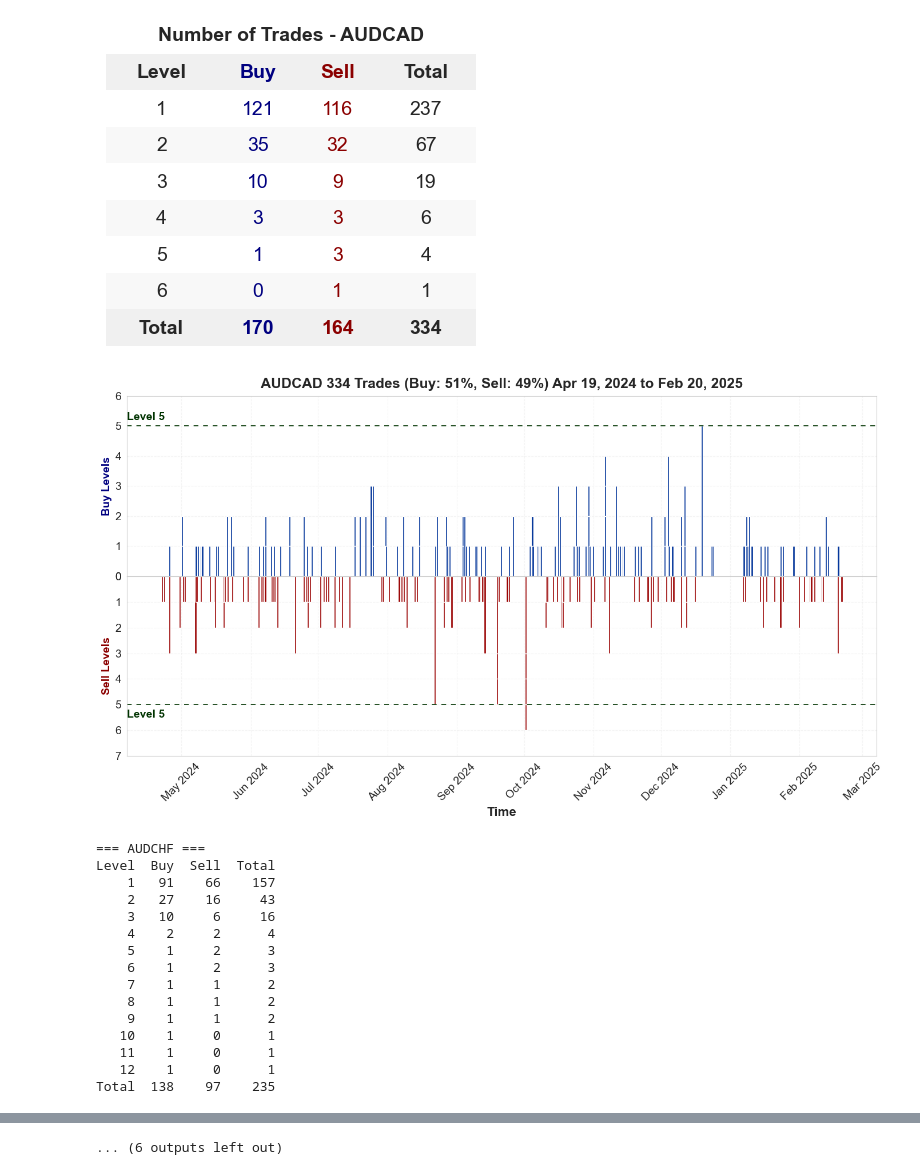
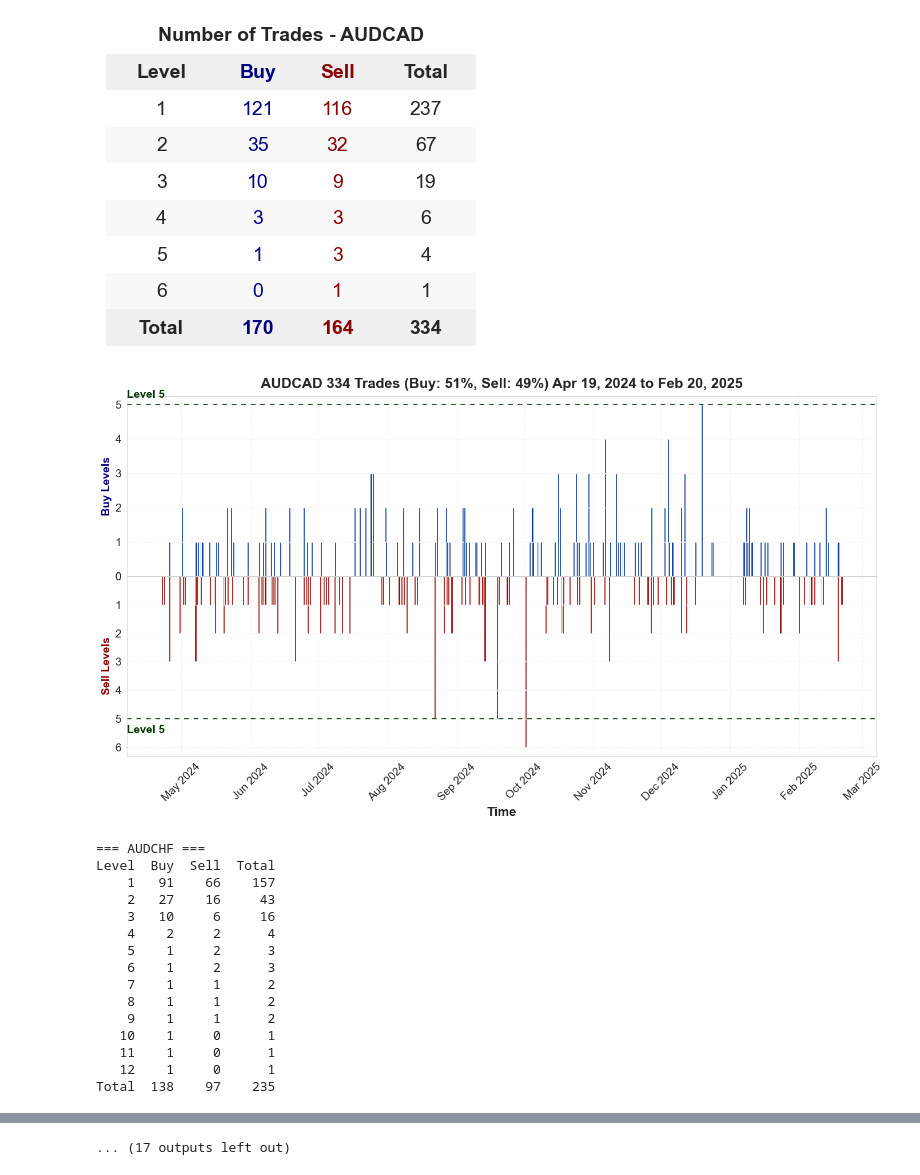
Before and after one commit to kurtdenvertorreda/Forex-Shadow-Levels-Extractor, a Jupyter notebook: Forex Shadow Levels Extractor copy.ipynb, the cells around one changed output, grey strips where cells are left out. Saved outputs shown, nothing was run; the diff lists cells and outputs as text; code cells hidden in the pictures.

Commit message:
style: add 1 level allowance spacing for graphs when plotting to have slight padding in graph

```diff
--- a/Forex Shadow Levels Extractor copy.ipynb
+++ b/Forex Shadow Levels Extractor copy.ipynb
@@ -123,6 +123,10 @@ def plot_trade_distribution(results, pair, date_range):
     buy_y = [determine_level(row['Size'], pair) for _, row in buy_trades.iterrows()]
     sell_y = [determine_level(row['Size'], pair) for _, row in sell_trades.iterrows()]
 
+    # Find max levels and add 1 for spacing
+    max_buy_level = max(buy_y, default=0) + 1
+    max_sell_level = max(sell_y, default=0) + 1
+
     fig, axs = plt.subplots(2, 1, figsize=(14, 8), sharex=True, gridspec_kw={'hspace': 0})
 
     buy_color = (0.0, 0.2, 0.6, 1.0)
@@ -133,11 +137,13 @@ def plot_trade_distribution(results, pair, date_range):
     axs[0].set_ylabel("Buy Levels", fontsize=14, color='navy', fontweight='bold')
     axs[0].set_title(f"{pair} {pair_data['total_trades']} Trades (Buy: {pair_data['buy_percent']:.0f}%, Sell: {pair_data['sell_percent']:.0f}%) {date_range}",
                      fontsize=18, fontweight='bold', pad=10)
+    axs[0].set_ylim(0, max_buy_level)  # Set y-axis limit with spacing
 
     axs[1].bar(sell_trades['Close Time'], sell_y, width=0.8, color=sell_color, alpha=1.0)
     axs[1].invert_yaxis()  # Keep sell levels inverted
     axs[1].set_ylabel("Sell Levels", fontsize=14, color='darkred', fontweight='bold')
     axs[1].set_xlabel("Time", fontsize=16, fontweight='bold')
+    axs[1].set_ylim(max_sell_level, 0)  # Set y-axis limit with spacing
 
     axs[0].axhline(y=5, color=dark_green, linestyle=(0, (5, 5)), linewidth=1.2)
     axs[1].axhline(y=5, color=dark_green, linestyle=(0, (5, 5)), linewidth=1.2)
@@ -148,7 +154,6 @@ def plot_trade_distribution(results, pair, date_range):
     axs[0].grid(True, linestyle="--", alpha=0.2)
     axs[1].grid(True, linestyle="--", alpha=0.2)
 
-    # Updated x-axis date format to "Mar 2025"
     axs[1].xaxis.set_major_formatter(mdates.DateFormatter('%b %Y'))
 
     axs[0].tick_params(axis='y', labelsize=14)
@@ -158,34 +163,35 @@ def plot_trade_distribution(results, pair, date_range):
     plt.xticks(rotation=45, fontsize=14)
     plt.yticks(fontsize=14)
 
     plt.tight_layout()
     plt.show()
+
 
 def generate_trade_report(results, df):
     date_range = f"{df['Open Time'].min().strftime('%b %d, %Y')} to {df['Close Time'].max().strftime('%b %d, %Y')}"
     for pair, data in results.items():
         print(f"\n=== {pair} ===")
         print(data['df_levels'][['Level', 'Buy', 'Sell', 'Total']].to_string(index=False))
         plot_trade_table(data['df_levels'], pair)
         plot_trade_distribution(results, pair, date_range)
 
 df = read_and_prepare_data('shadowhistory.xlsx')
 df['Profit'] = pd.to_numeric(df['Profit'], errors='coerce')
 df['Profit'].fillna(0, inplace=True)
 results = analyze_trades(df)
 generate_trade_report(results, df)
 # %% [output]
 === AUDCAD ===
 Level  Buy  Sell  Total
     1  121   116    237
     2   35    32     67
     3   10     9     19
     4    3     3      6
     5    1     3      4
     6    0     1      1
 Total  170   164    334
 [figure]
-[figure, old version]
+[figure, new version]
 === AUDCHF ===
 Level  Buy  Sell  Total
     1   91    66    157
@@ -236 +242 @@ Total  165   140    305
-... (6 outputs left out)
+... (17 outputs left out)
```
Also changed, not shown: parts of 1 cell of this notebook.
